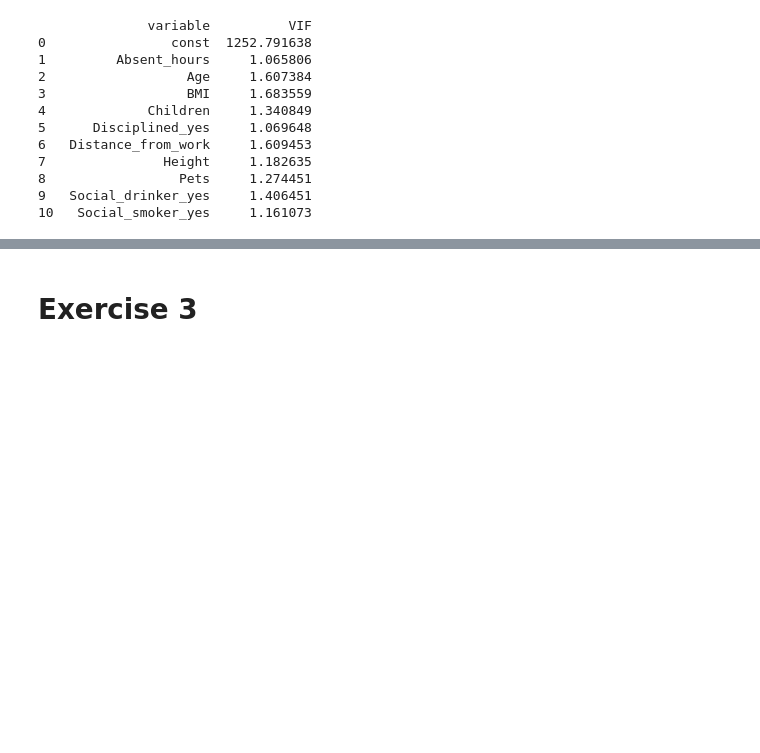
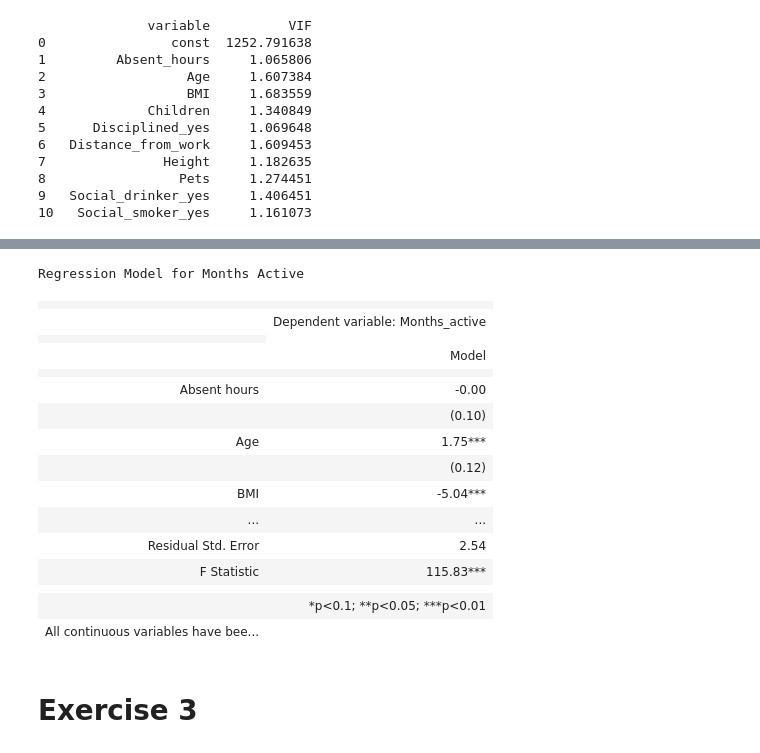
Before and after one commit to Markheuvelink/Data-Driven-Decision-Making-in-Business, a Jupyter notebook: 07 Introduction to modelling/Project/Project.ipynb, the cells around one changed output, grey strips where cells are left out. Saved outputs shown, nothing was run; the diff lists cells and outputs as text; code cells hidden in the pictures; blank space fills up the shorter version.

```diff
--- a/07 Introduction to modelling/Project/Project.ipynb
+++ b/07 Introduction to modelling/Project/Project.ipynb
@@ -135,0 +167,4 @@ print(VIF_data) # Print the VIF
+# %%
+#Build the regression model
+model2 = sm.ols(formula, data=project_data_standardized).fit()
+print(model2.summary())
@@ -136,3 +189,36 @@ print(VIF_data) # Print the VIF
+# %%
+# Regression model to APA
+Table = Stargazer([model2])
+Table.title('Regression Model for Months Active') #Give it a title
+Table.custom_columns(['Model'])
+Table.show_model_numbers(False)
+Table.significant_digits(2) #Change decimals to 2
+Table.rename_covariates({'Social_smoker_yes':'Social_smoker','Social_drinker_yes':'Social_drinker',
+                         'Disciplined_yes':'Disciplined','Distance_from_work':'Distance from work',
+                         'Absent_hours':'Absent hours'}) #Rename relevant Variables
+Table.add_custom_notes(['All continuous variables have been standardized']) #Add note about standardization
+Table.custom_note_label('') #Remove the word "Note:"
+Table.show_degrees_of_freedom(False) #Remove the degrees of freedom
+
+HTML(Table.render_html()) #Render in HTML
+# %% [output]
+Regression Model for Months Active
+|  |  |
+|  | Dependent variable: Months_active |
+|  |
+|  | Model |
+|  |  |
+| Absent hours | -0.00 |
+|  | (0.10) |
+| Age | 1.75*** |
+|  | (0.12) |
+| BMI | -5.04*** |
+| ... | ... |
+| Residual Std. Error | 2.54 |
+| F Statistic | 115.83*** |
+|  |  |
+|  | *p<0.1; **p<0.05; ***p<0.01 |
+| All continuous variables have bee... |  |
 # %% [markdown]
 # Exercise 3
 # %% [markdown]
```
Also changed, not shown: parts of 15 cells of this notebook, 4 other files.
